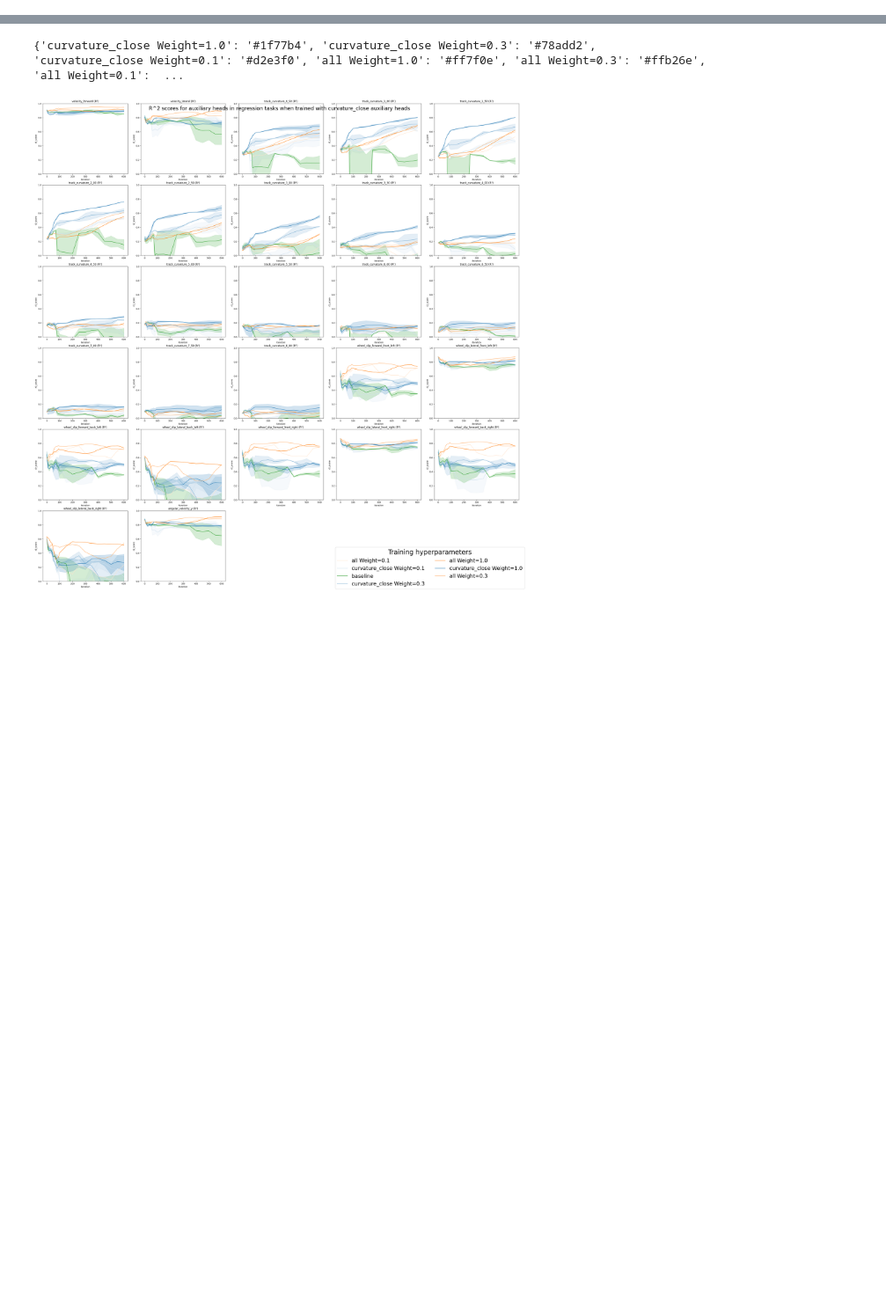
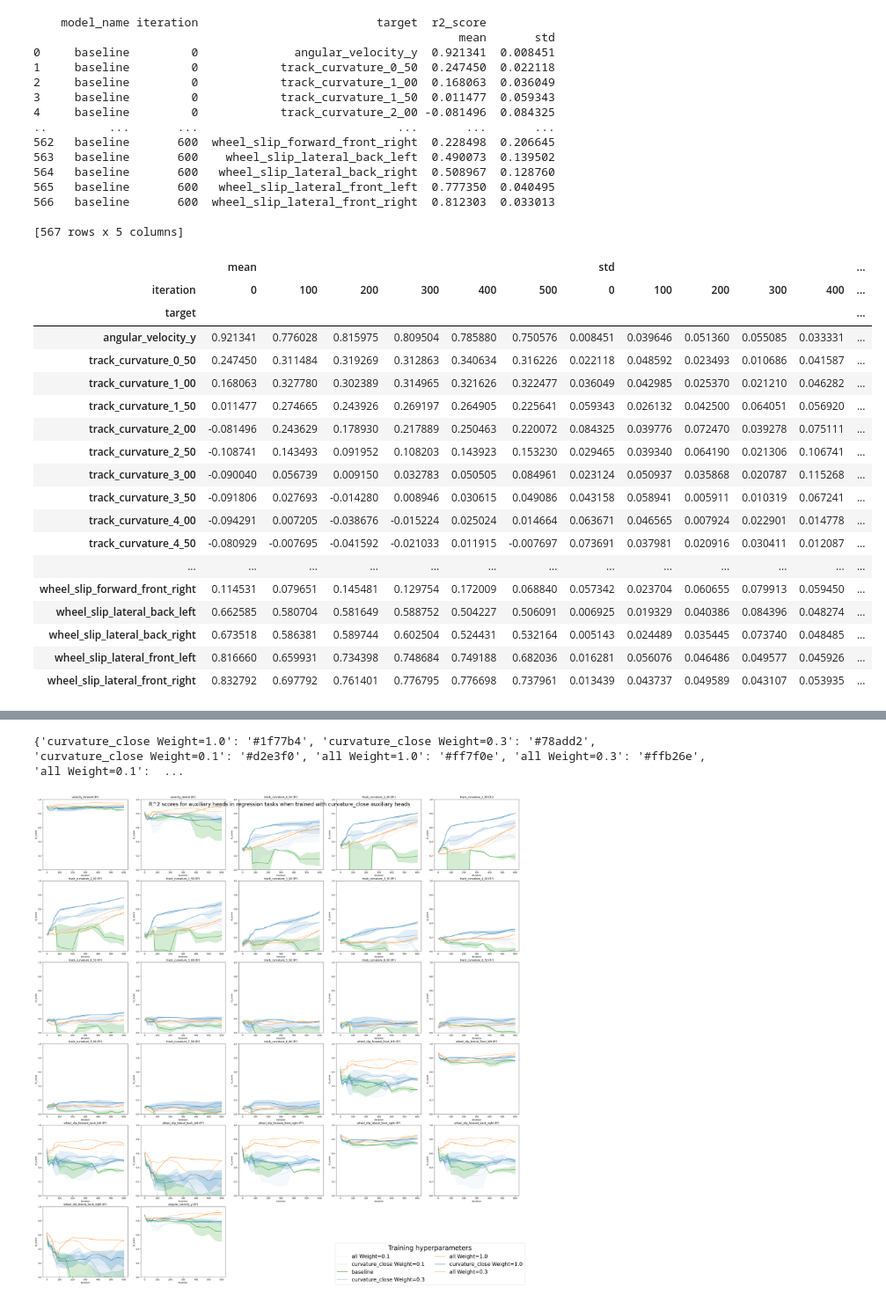
Before and after one commit to jacquesamsel/skripsie, a Jupyter notebook: aux_head_regression_results.ipynb, the cells around one changed output, grey strips where cells are left out. Shown at 88% size. Cells and saved outputs as stored; diff of their text form; code cells hidden in the pictures; blank space fills up the shorter version.

```diff
--- a/aux_head_regression_results.ipynb
+++ b/aux_head_regression_results.ipynb
@@ -46,0 +47,51 @@ data
+# %%
+baseline = (
+    data[data["model_name"] == "baseline"]
+    .groupby(["iteration", "target"])["r2_score"]
+    .agg(["mean", "std"])
+    .reset_index()
+)
+final_it = baseline["iteration"].max()
+
+baseline_data = data[data["model_name"] == "baseline"].groupby(["model_name", "iteration", "target"]).agg({"r2_score": ["mean", "std"]}).reset_index()
+print(baseline_data)
+baseline_data[baseline_data["iteration"].isin([0, 100, 200, 300, 400, 500, 599])].pivot_table(
+    index="target",
+    columns="iteration",
+    values="r2_score"
+)
+# %% [output]
+    model_name iteration                          target  r2_score
+                                                              mean       std
+0     baseline         0              angular_velocity_y  0.921341  0.008451
+1     baseline         0            track_curvature_0_50  0.247450  0.022118
+2     baseline         0            track_curvature_1_00  0.168063  0.036049
+3     baseline         0            track_curvature_1_50  0.011477  0.059343
+4     baseline         0            track_curvature_2_00 -0.081496  0.084325
+..         ...       ...                             ...       ...       ...
+562   baseline       600  wheel_slip_forward_front_right  0.228498  0.206645
+563   baseline       600    wheel_slip_lateral_back_left  0.490073  0.139502
+564   baseline       600   wheel_slip_lateral_back_right  0.508967  0.128760
+565   baseline       600   wheel_slip_lateral_front_left  0.777350  0.040495
+566   baseline       600  wheel_slip_lateral_front_right  0.812303  0.033013
+
+[567 rows x 5 columns]
+|  | mean |  |  |  |  |  | std |  |  |  |  | ... |
+| iteration | 0 | 100 | 200 | 300 | 400 | 500 | 0 | 100 | 200 | 300 | 400 | ... |
+| target |  |  |  |  |  |  |  |  |  |  |  | ... |
+| angular_velocity_y | 0.921341 | 0.776028 | 0.815975 | 0.809504 | 0.785880 | 0.750576 | 0.008451 | 0.039646 | 0.051360 | 0.055085 | 0.033331 | ... |
+| track_curvature_0_50 | 0.247450 | 0.311484 | 0.319269 | 0.312863 | 0.340634 | 0.316226 | 0.022118 | 0.048592 | 0.023493 | 0.010686 | 0.041587 | ... |
+| track_curvature_1_00 | 0.168063 | 0.327780 | 0.302389 | 0.314965 | 0.321626 | 0.322477 | 0.036049 | 0.042985 | 0.025370 | 0.021210 | 0.046282 | ... |
+| track_curvature_1_50 | 0.011477 | 0.274665 | 0.243926 | 0.269197 | 0.264905 | 0.225641 | 0.059343 | 0.026132 | 0.042500 | 0.064051 | 0.056920 | ... |
+| track_curvature_2_00 | -0.081496 | 0.243629 | 0.178930 | 0.217889 | 0.250463 | 0.220072 | 0.084325 | 0.039776 | 0.072470 | 0.039278 | 0.075111 | ... |
+| track_curvature_2_50 | -0.108741 | 0.143493 | 0.091952 | 0.108203 | 0.143923 | 0.153230 | 0.029465 | 0.039340 | 0.064190 | 0.021306 | 0.106741 | ... |
+| track_curvature_3_00 | -0.090040 | 0.056739 | 0.009150 | 0.032783 | 0.050505 | 0.084961 | 0.023124 | 0.050937 | 0.035868 | 0.020787 | 0.115268 | ... |
+| track_curvature_3_50 | -0.091806 | 0.027693 | -0.014280 | 0.008946 | 0.030615 | 0.049086 | 0.043158 | 0.058941 | 0.005911 | 0.010319 | 0.067241 | ... |
+| track_curvature_4_00 | -0.094291 | 0.007205 | -0.038676 | -0.015224 | 0.025024 | 0.014664 | 0.063671 | 0.046565 | 0.007924 | 0.022901 | 0.014778 | ... |
+| track_curvature_4_50 | -0.080929 | -0.007695 | -0.041592 | -0.021033 | 0.011915 | -0.007697 | 0.073691 | 0.037981 | 0.020916 | 0.030411 | 0.012087 | ... |
+| ... | ... | ... | ... | ... | ... | ... | ... | ... | ... | ... | ... | ... |
+| wheel_slip_forward_front_right | 0.114531 | 0.079651 | 0.145481 | 0.129754 | 0.172009 | 0.068840 | 0.057342 | 0.023704 | 0.060655 | 0.079913 | 0.059450 | ... |
+| wheel_slip_lateral_back_left | 0.662585 | 0.580704 | 0.581649 | 0.588752 | 0.504227 | 0.506091 | 0.006925 | 0.019329 | 0.040386 | 0.084396 | 0.048274 | ... |
+| wheel_slip_lateral_back_right | 0.673518 | 0.586381 | 0.589744 | 0.602504 | 0.524431 | 0.532164 | 0.005143 | 0.024489 | 0.035445 | 0.073740 | 0.048485 | ... |
+| wheel_slip_lateral_front_left | 0.816660 | 0.659931 | 0.734398 | 0.748684 | 0.749188 | 0.682036 | 0.016281 | 0.056076 | 0.046486 | 0.049577 | 0.045926 | ... |
+| wheel_slip_lateral_front_right | 0.832792 | 0.697792 | 0.761401 | 0.776795 | 0.776698 | 0.737961 | 0.013439 | 0.043737 | 0.049589 | 0.043107 | 0.053935 | ... |
```
Also changed, not shown: parts of 3 cells of this notebook, 2 other files.
